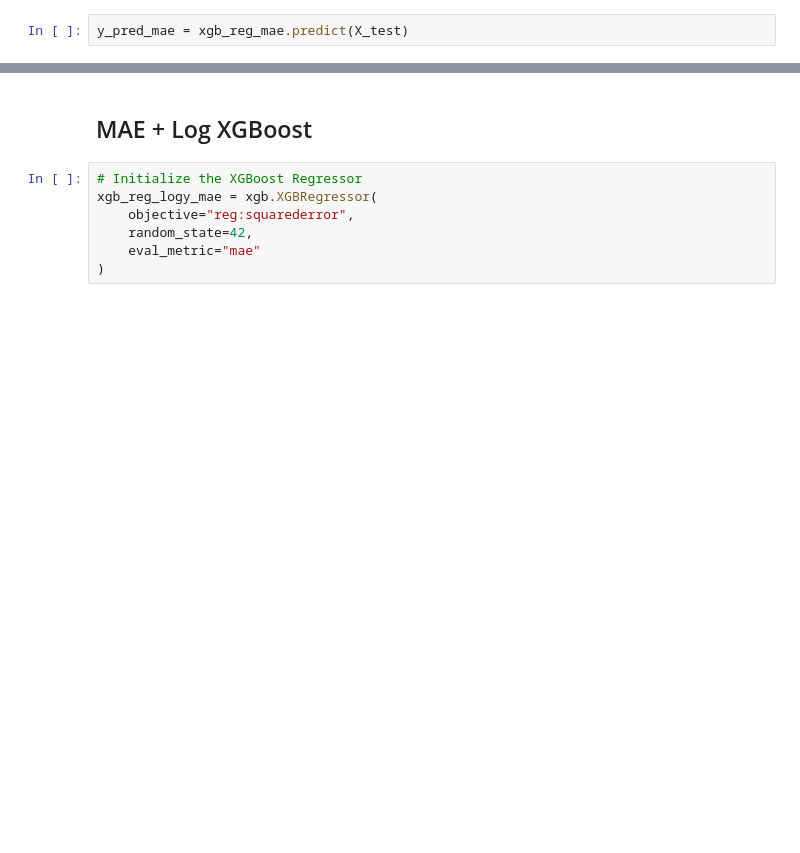
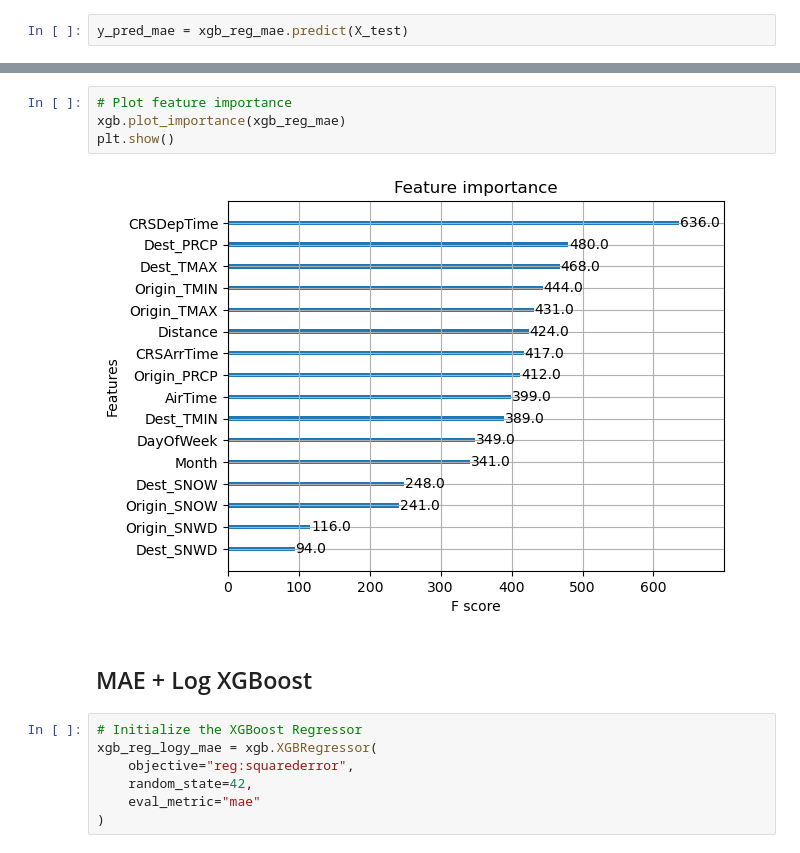
Before and after one commit to ekrichards/DSC288R_Capstone, a Jupyter notebook: notebooks/er_model_testing.ipynb, the cells around one changed output, grey strips where cells are left out. Cells and saved outputs as stored; diff of their text form; blank space fills up the shorter version.

```diff
--- a/notebooks/er_model_testing.ipynb
+++ b/notebooks/er_model_testing.ipynb
@@ -175,3 +235,9 @@ Root Mean Squared Error (RMSE): 45.12210082263203
+# %%
+# Plot feature importance
+xgb.plot_importance(xgb_reg_mae)
+plt.show()
+# %% [output]
+[figure, added]
 # %% [markdown]
 ## MAE + Log XGBoost
 # %%
```
Also changed, not shown: parts of 37 cells of this notebook, 2 other files.
